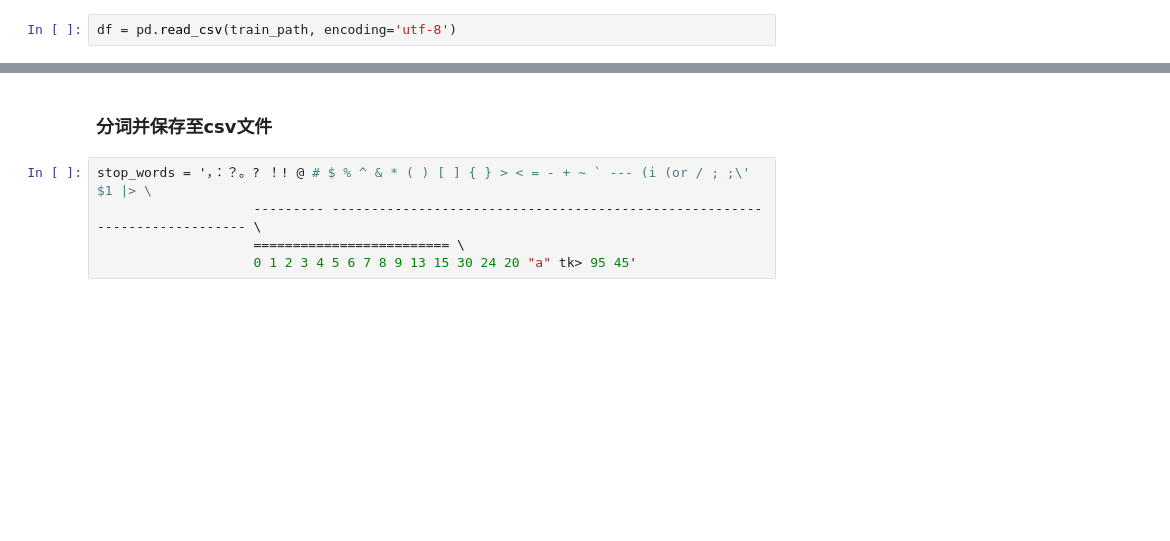
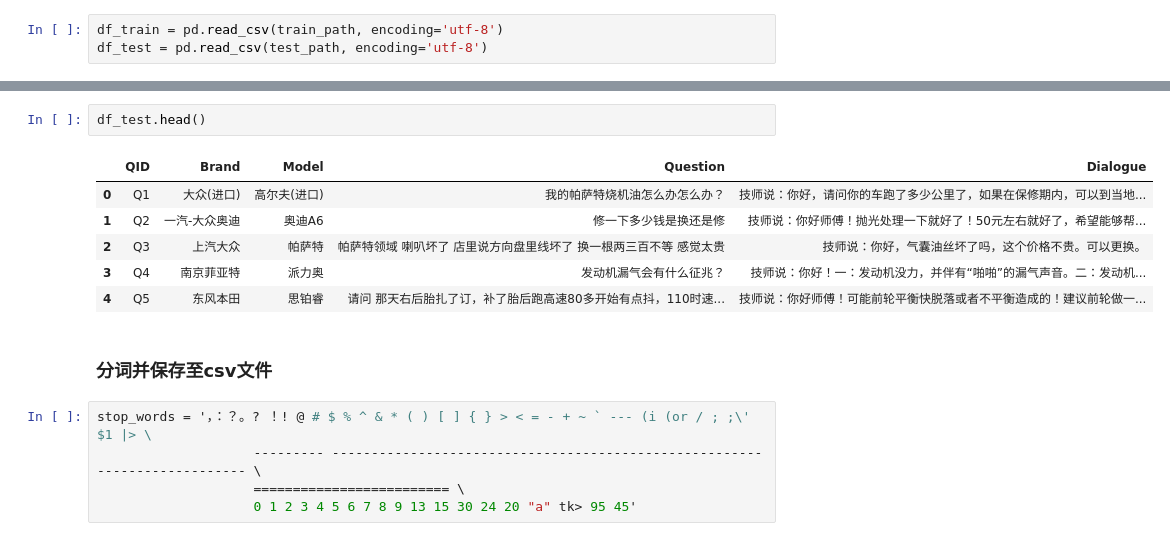
Before and after one commit to leehour/CarDialogSummary, a Jupyter notebook: Project1.ipynb, the cells around one changed output, grey strips where cells are left out. Saved outputs shown, nothing was run; the diff lists cells and outputs as text; blank space fills up the shorter version.

```diff
--- a/Project1.ipynb
+++ b/Project1.ipynb
@@ -13,3 +33,4 @@ test_path = "../datasets/AutoMaster_TestSet.csv"
 # %%
-df = pd.read_csv(train_path, encoding='utf-8')
+df_train = pd.read_csv(train_path, encoding='utf-8')
+df_test = pd.read_csv(test_path, encoding='utf-8')
 # %%
@@ -21,6 +42,15 @@ df.head()
 | 2 | Q3 | 宝马 | 宝马X1(进口) | 2010款宝马X1，2011年出厂，2.0排量，通用6L45变速箱... | 技师说：你好，4缸自然吸气发动机N46是吧，先挂空档再挂其他档有没... | 行驶没有顿挫的感觉，原地换挡有闯动，刹车踩重没有，这是力的限制的作... |
 | 3 | Q4 | Jeep | 牧马人 | 3.0V6发动机号在什么位置，有照片最好！ | 技师说：右侧排气管上方，缸体上靠近变速箱|车主说：[图片]|车主说... | 举起车辆，在左前轮这边的缸体上 |
 | 4 | Q5 | 奔驰 | 奔驰C级 | 2012款奔驰c180怎么样，维修保养，动力，值得拥有吗 | 技师说：家庭用车的话，还是可以入手的|技师说：维修保养费用不高|车... | 家庭用车可以入手的，维修保养价格还可以。车况好，价格合理可以入手 |
+# %%
+df_test.head()
+# %% [output]
+|  | QID | Brand | Model | Question | Dialogue |
+| 0 | Q1 | 大众(进口) | 高尔夫(进口) | 我的帕萨特烧机油怎么办怎么办？ | 技师说：你好，请问你的车跑了多少公里了，如果在保修期内，可以到当地... |
+| 1 | Q2 | 一汽-大众奥迪 | 奥迪A6 | 修一下多少钱是换还是修 | 技师说：你好师傅！抛光处理一下就好了！50元左右就好了，希望能够帮... |
+| 2 | Q3 | 上汽大众 | 帕萨特 | 帕萨特领域 喇叭坏了 店里说方向盘里线坏了 换一根两三百不等 感觉太贵 | 技师说：你好，气囊油丝坏了吗，这个价格不贵。可以更换。 |
+| 3 | Q4 | 南京菲亚特 | 派力奥 | 发动机漏气会有什么征兆？ | 技师说：你好！一：发动机没力，并伴有“啪啪”的漏气声音。二：发动机... |
+| 4 | Q5 | 东风本田 | 思铂睿 | 请问 那天右后胎扎了订，补了胎后跑高速80多开始有点抖，110时速... | 技师说：你好师傅！可能前轮平衡快脱落或者不平衡造成的！建议前轮做一... |
 # %% [markdown]
 ### 分词并保存至csv文件
 # %%
```
Also changed, not shown: parts of 82 cells of this notebook.
